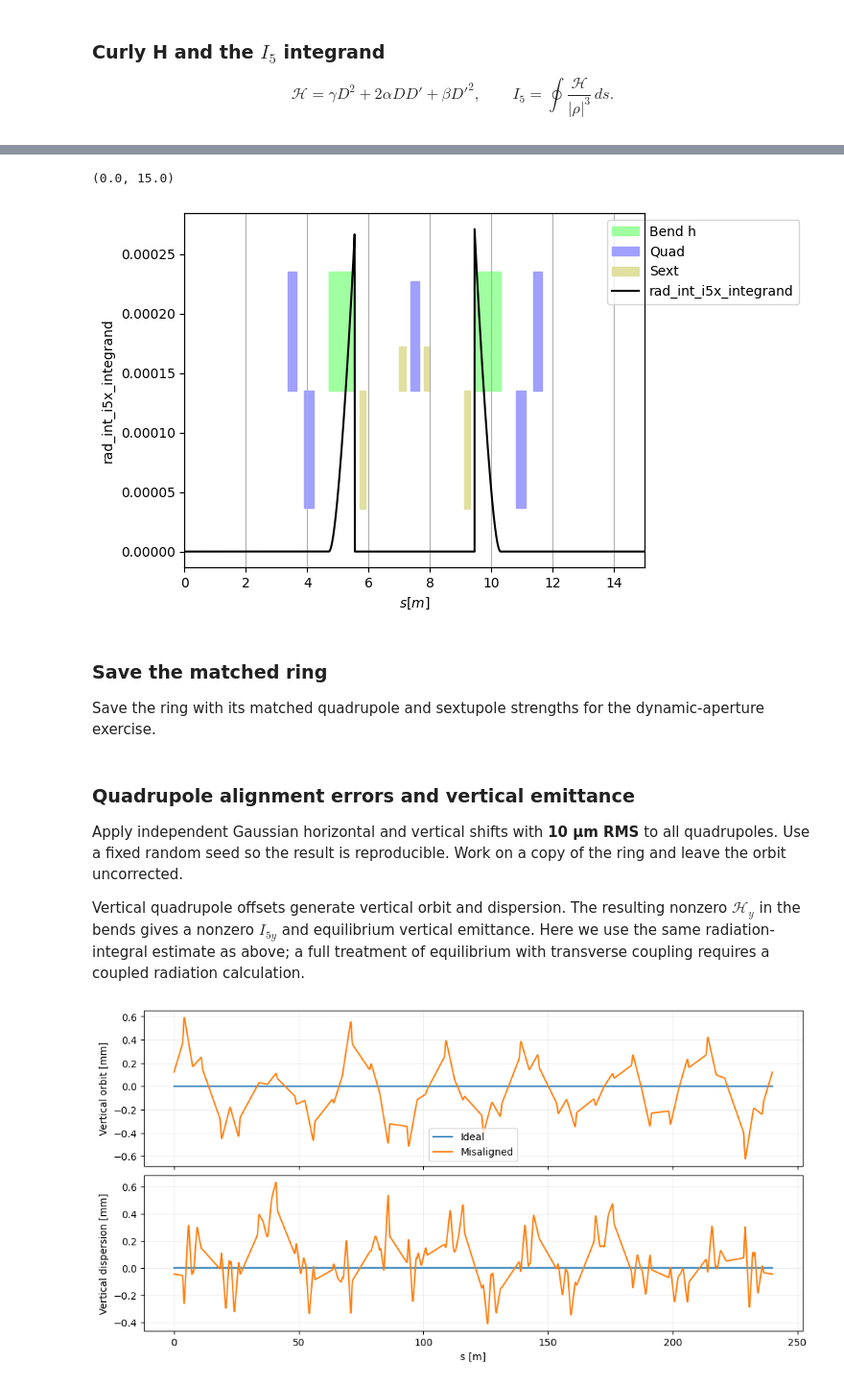
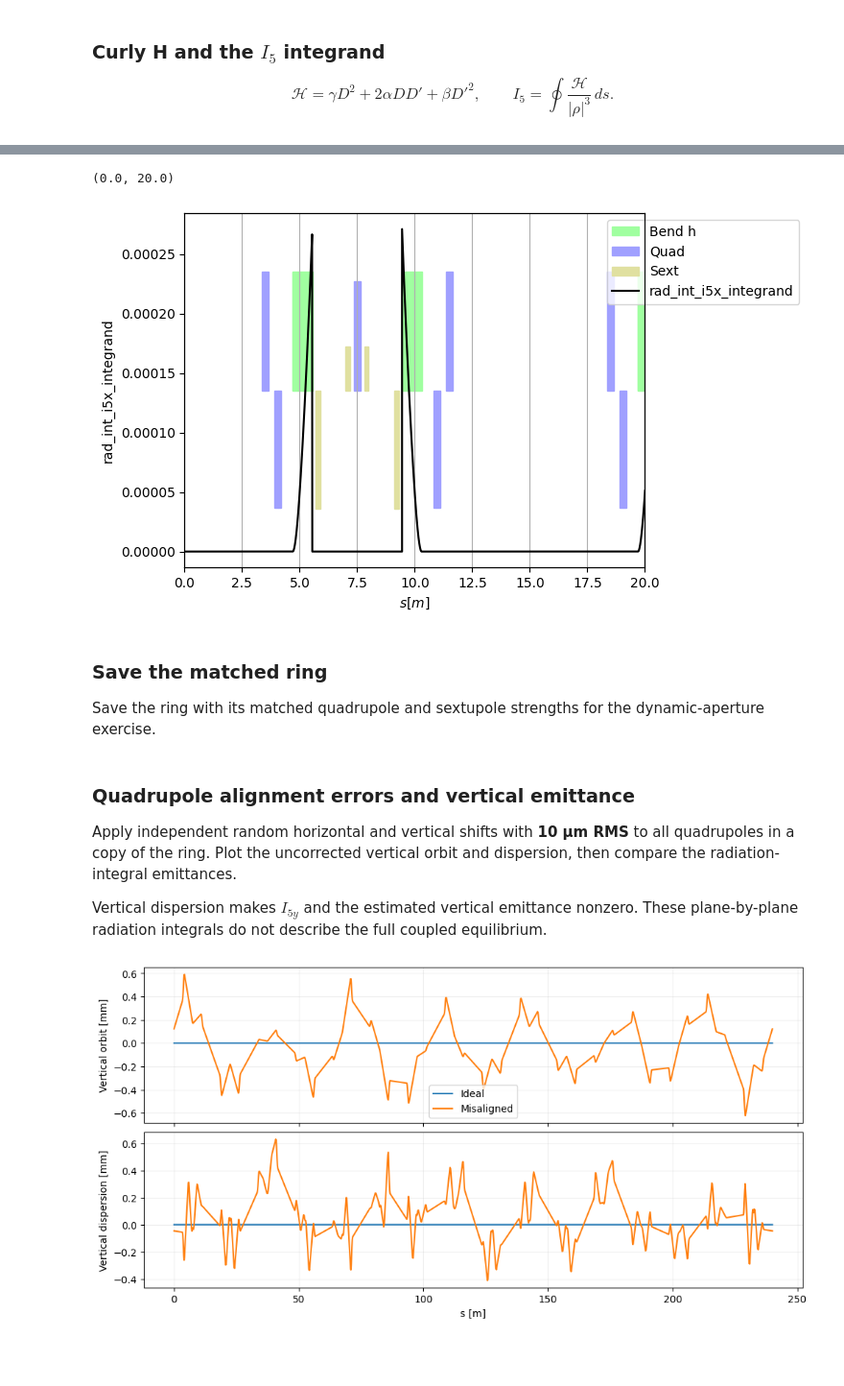
Before and after one commit to xsuite/tutorial_cas_ee_coll_and_ls, a Jupyter notebook: notebook_04_dba.ipynb, the cells around one changed output, grey strips where cells are left out. Shown at 96% size. Drawn from its saved outputs; the diff is of its cells as text; code cells hidden in the pictures; blank space fills up the shorter version.

```diff
--- a/notebook_04_dba.ipynb
+++ b/notebook_04_dba.ipynb
@@ -304,9 +291,9 @@ plt.xlim(0, env['l_cell'])
 # %%
 tw_rad.plot('rad_int_i5x_integrand')
-plt.xlim(0, env['l_cell'])
+plt.xlim(0, 20)
 # %% [output]
-(0.0, 15.0)
+(0.0, 20.0)
-[figure, old version]
+[figure, new version]
 # %% [markdown]
 ### Save the matched ring
 
@@ -316,9 +303,9 @@ ring.to_json('ring_dba.json')
 # %% [markdown]
 ### Quadrupole alignment errors and vertical emittance
 
-Apply independent Gaussian horizontal and vertical shifts with **10 µm RMS** to all quadrupoles. Use a fixed random seed so the result is reproducible. Work on a copy of the ring and leave the orbit uncorrected.
+Apply independent random horizontal and vertical shifts with **10 µm RMS** to all quadrupoles in a copy of the ring. Plot the uncorrected vertical orbit and dispersion, then compare the radiation-integral emittances.
 
-Vertical quadrupole offsets generate vertical orbit and dispersion. The resulting nonzero $\mathcal{H}_y$ in the bends gives a nonzero $I_{5y}$ and equilibrium vertical emittance. Here we use the same radiation-integral estimate as above; a full treatment of equilibrium with transverse coupling requires a coupled radiation calculation.
+Vertical dispersion makes $I_{5y}$ and the estimated vertical emittance nonzero. These plane-by-plane radiation integrals do not describe the full coupled equilibrium.
 # %%
 ring_errors = ring.copy()
 tt = ring_errors.get_table()
```
Also changed, not shown: parts of 15 cells of this notebook, 1 other file.
